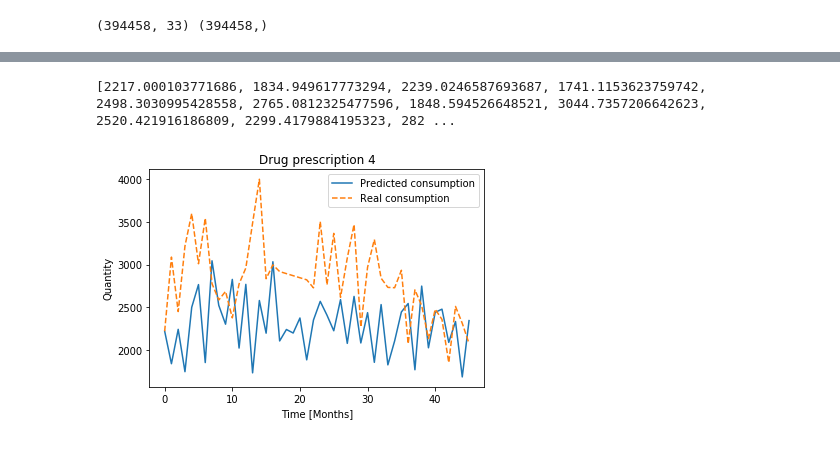
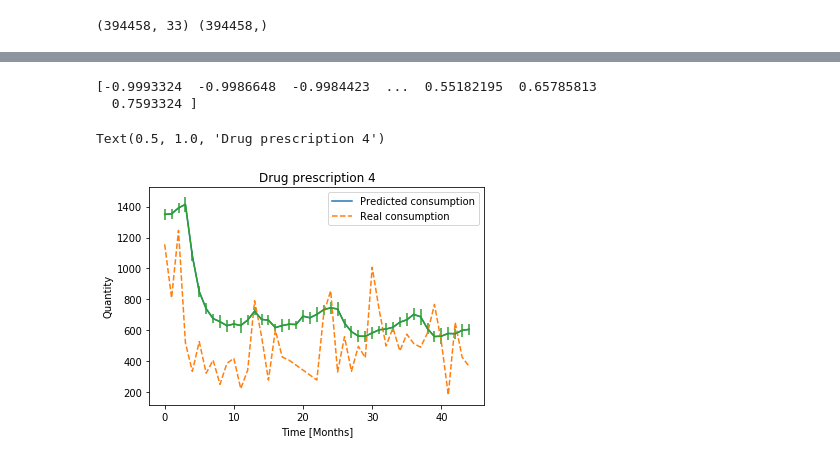
Before and after one commit to maxdgrogan/aihack2020, a Jupyter notebook: experiments.ipynb, the cells around one changed output, grey strips where cells are left out. Cells and saved outputs as stored; diff of their text form; code cells hidden in the pictures.

```diff
--- a/experiments.ipynb
+++ b/experiments.ipynb
@@ -84,14 +84,18 @@ test_data_normalized = torch.FloatTensor(test_data_normalized)
 def create_inout_sequences(input_data,_gps,_unique_gps,_label_index, tw):
     X = []
     Y = []
-    for i in tqdm(range(len(_unique_gps))):
-        for j in range(len(_gps[_gps == _unique_gps[i]]) - tw):
-            seq = input_data[j:j+tw]
-            label = input_data[j+tw:j+tw+1,_label_index]
-            seq = np.array(seq, dtype=np.float32)
-            label = np.array(label, dtype = np.float32)
-            X.append(torch.from_numpy(seq).float())
-            Y.append(torch.from_numpy(label).float())
+    counter = 0
+    for i in tqdm(range(len(input_data)-tw-1)):
+        seq = input_data[i:i+tw]
+        label = input_data[i+tw:i+tw+1,_label_index]
+        if counter == 57:
+            counter = 0
+            continue
+        seq = np.array(seq, dtype=np.float32)
+        label = np.array(label, dtype = np.float32)
+        X.append(torch.from_numpy(seq).float())
+        Y.append(torch.from_numpy(label).float())
+        counter+=1
 
     return X, Y
 X_test, Y_test = create_inout_sequences(test_data_normalized, test_gps, test_unique_gps, label_index, args.train_window)
@@ -104,37 +108,38 @@ torch.Size([62560, 12, 33]) torch.Size([62560, 1])
 # %%
+outs = []
+golden_outs = []
+stds = []
+model.train()
+print(np.unique(Y_test))
+for i in range(40000,40045):
+    feature_vector = X_test[i,:]
+    ys = []
+    for sample in range(args.samples):
+        y = model(feature_vector.unsqueeze(dim=0))
+        f = torch.zeros((1, args.input_size[0])).t()
+        f[label_index] = y.item()
+        y_transformed = float(scaler.inverse_transform(f.t()).reshape(-1)[label_index])
+        ys.append(torch.tensor([y_transformed]))
+    ys = torch.stack(ys)
+    outs.append(torch.mean(ys).item())
+    stds.append(torch.std(ys).item())
+    f = torch.zeros((1, args.input_size[0])).t()
+    f[label_index] = Y_test[i]
+    golden_outs.append(scaler.inverse_transform(f.t()).reshape(-1)[label_index])
 
-outs = []
-scaled_outs = []
-golden_outs = []
-buffer = []
-feature_vector = X_test[0,:]
-with torch.no_grad():
-    for i in range(0,46):
-        ys = []
-        for sample in range(args.samples):
-            y = model(feature_vector.unsqueeze(dim=0))
-            ys.append(y)
-        ys = torch.stack(ys)
-        outs.append(torch.mean(ys).item())
-        feature_vector = X_test[i]
-        golden_outs.append(scaler.inverse_transform(feature_vector[-1].view(1,-1)).reshape(-1)[label_index])
-        c = 1
-        while c<=12 and c<len(outs):
-            feature_vector[-c, label_index] = outs[-c]
-            c+=1
-
-        scaled_outs.append(scaler.inverse_transform(feature_vector[-1].view(1,-1)).reshape(-1)[label_index])
-plt.plot(scaled_outs, label="Predicted consumption")
+plt.plot(outs, label="Predicted consumption")
 plt.plot(golden_outs, '--', label ="Real consumption")
-
+x = np.arange(len(outs))
+plt.errorbar(x = x, y=outs, yerr = [s*2 for s in stds])
 plt.legend()
 plt.xlabel("Time [Months]")
 plt.ylabel("Quantity")
 plt.title("Drug prescription {}".format(label_index))
-print(scaled_outs, golden_outs)
 # %% [output]
-[2217.000103771686, 1834.949617773294, 2239.0246587693687, 1741.1153623759742, 2498.3030995428558, 2765.0812325477596, 1848.594526648521, 3044.7357206642623, 2520.421916186809, 2299.4179884195323, 282 ...
+[-0.9993324  -0.9986648  -0.9984423  ...  0.55182195  0.65785813
+  0.7593324 ]
+Text(0.5, 1.0, 'Drug prescription 4')
-[figure, old version]
+[figure, new version]
 # %%
 mse = 0.0
 std = 0.0
```
Also changed, not shown: parts of 5 cells of this notebook, 9 other files.
